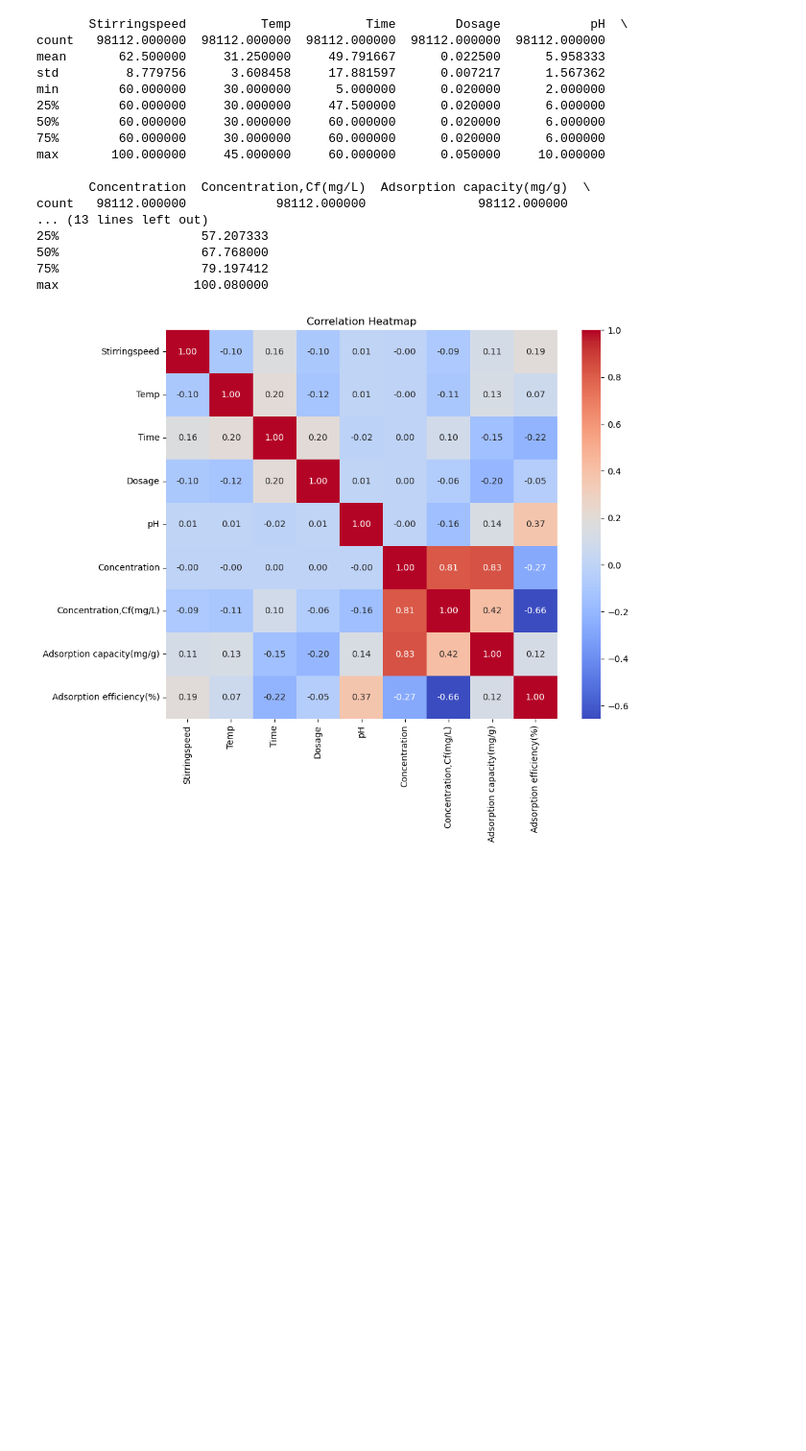
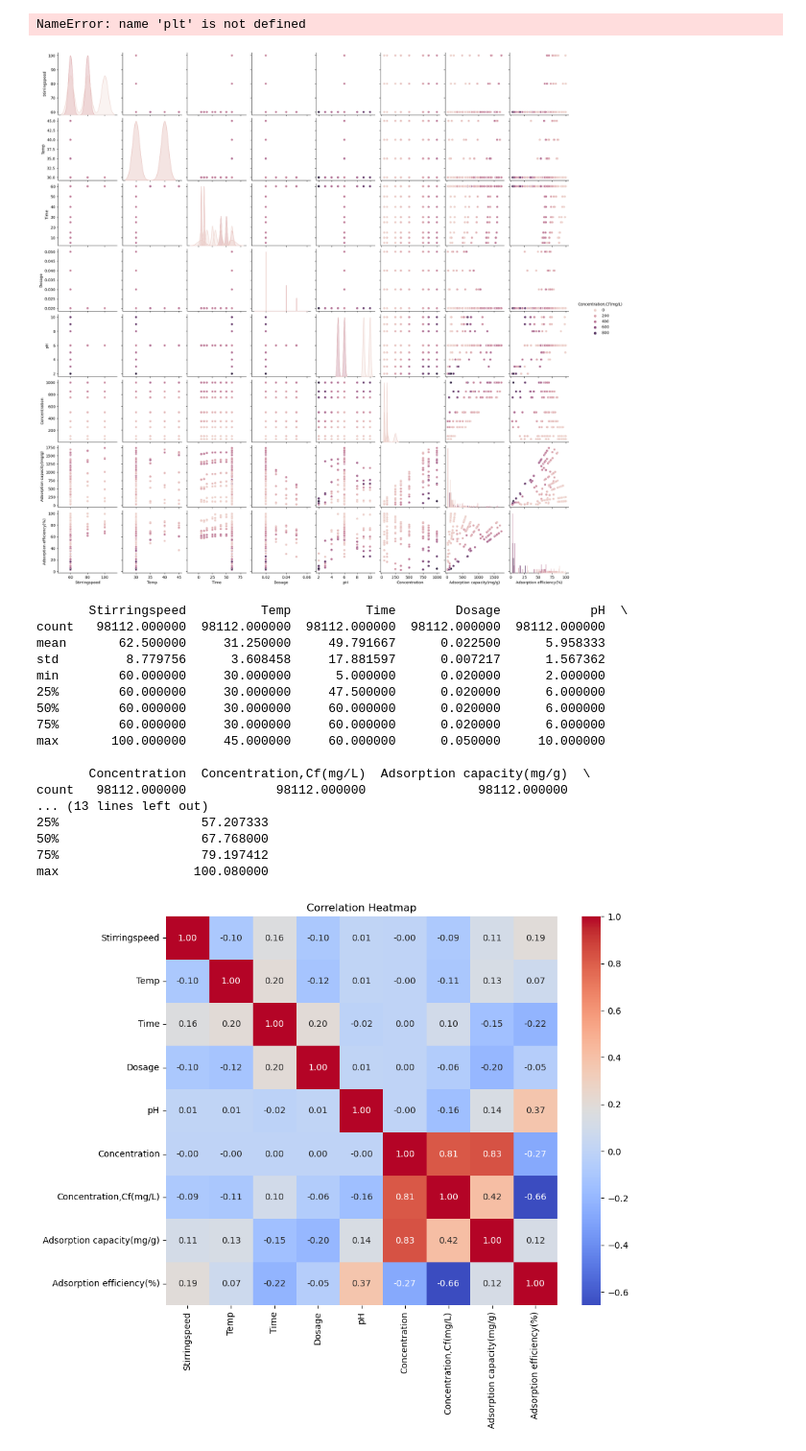
Before and after one commit to MominaAnees/sharing_github, a Jupyter notebook: ANN model of MR dye.ipynb, the cells around one changed output. Shown at 96% size. Saved outputs shown, nothing was run; the diff lists cells and outputs as text; code cells hidden in the pictures; blank space fills up the shorter version.

```diff
--- a/ANN model of MR dye.ipynb
+++ b/ANN model of MR dye.ipynb
@@ -8,0 +6,4 @@ import matplotlib.pyplot as plt
+# %%
+import pandas as pd
+data = pd.read_excel("Data.xlsx", skiprows=1)
+data.head()
@@ -9,3 +113,16 @@ import matplotlib.pyplot as plt
+# %%
+import seaborn as sns
+
+sns.pairplot(data, diag_kind='kde', hue='Concentration,Cf(mg/L)')  # 'kde' adds kernel density plots on the diagonal
+plt.show()
+
+# Create scatterplots for Output1 vs. each input variable
+for col in ['Stirringspeed', 'Temp', 'Time', 'Dosage', 'pH', 'Concentration']:
+    sns.scatterplot(x=col, y='Concentration,Cf(mg/L)', data=data)
+    plt.show()
+# %% [output]
+NameError: name 'plt' is not defined
+[figure, added]
 # %%
 #summary statistics of data
 data = pd.read_excel("Data.xlsx", skiprows=1)
```
Also changed, not shown: parts of 12 cells of this notebook.
